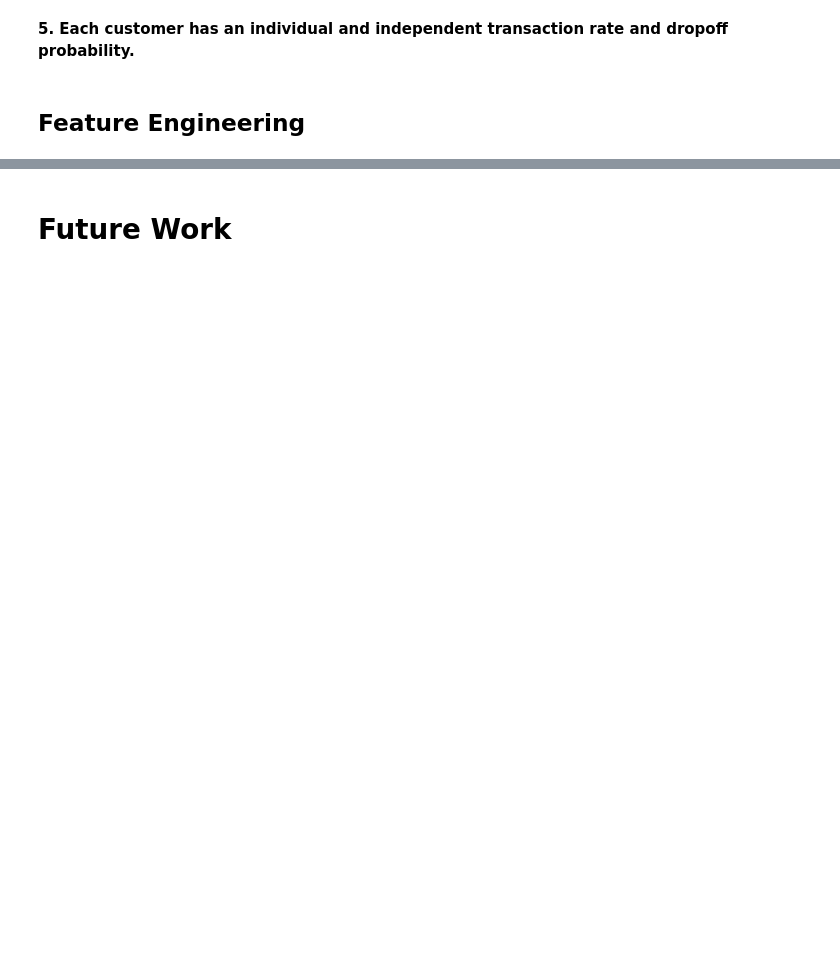
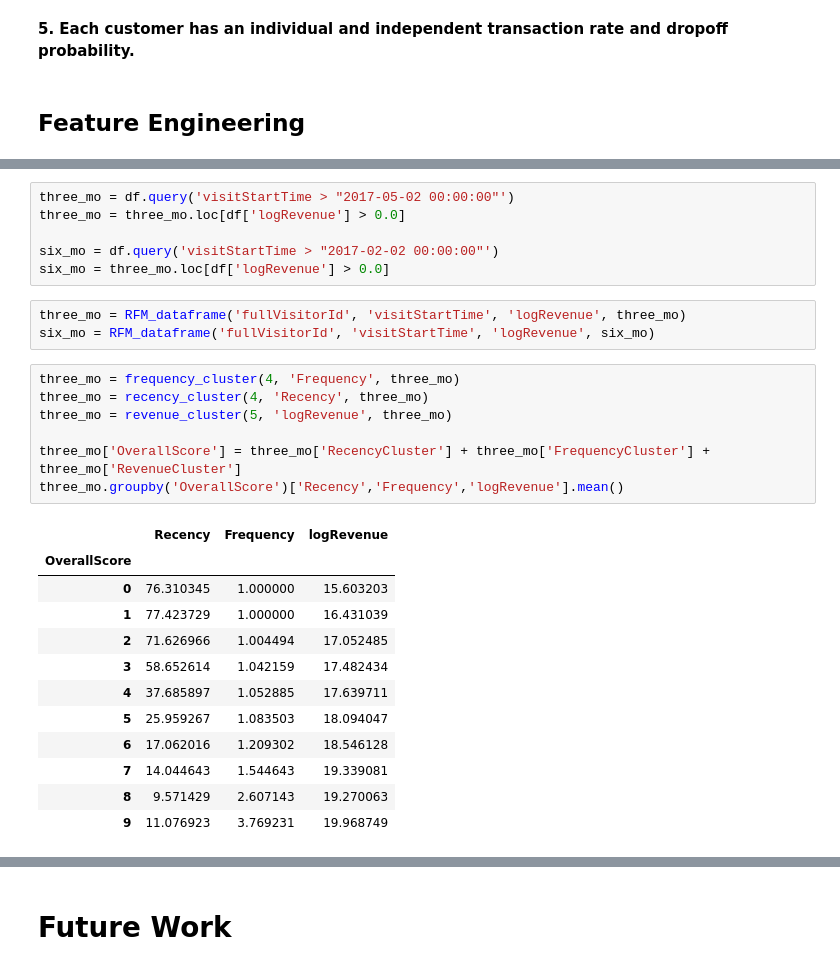
Before and after one commit to akelly66/Flatiron-School, a Jupyter notebook: Capstone-Project/CLV-attrition.ipynb, the cells around one changed output, grey strips where cells are left out. Cells and saved outputs as stored; diff of their text form; blank space fills up the shorter version.

```diff
--- a/Capstone-Project/CLV-attrition.ipynb
+++ b/Capstone-Project/CLV-attrition.ipynb
@@ -745,0 +769,29 @@ plt.title('Dropoff Probability - 20 customers');
+# %%
+three_mo = df.query('visitStartTime > "2017-05-02 00:00:00"')
+three_mo = three_mo.loc[df['logRevenue'] > 0.0]
+
+six_mo = df.query('visitStartTime > "2017-02-02 00:00:00"')
+six_mo = three_mo.loc[df['logRevenue'] > 0.0]
+# %%
+three_mo = RFM_dataframe('fullVisitorId', 'visitStartTime', 'logRevenue', three_mo)
+six_mo = RFM_dataframe('fullVisitorId', 'visitStartTime', 'logRevenue', six_mo)
+# %%
+three_mo = frequency_cluster(4, 'Frequency', three_mo)
+three_mo = recency_cluster(4, 'Recency', three_mo)
+three_mo = revenue_cluster(5, 'logRevenue', three_mo)
+
+three_mo['OverallScore'] = three_mo['RecencyCluster'] + three_mo['FrequencyCluster'] + three_mo['RevenueCluster']
+three_mo.groupby('OverallScore')['Recency','Frequency','logRevenue'].mean()
+# %% [output]
+|  | Recency | Frequency | logRevenue |
+| OverallScore |  |  |  |
+| 0 | 76.310345 | 1.000000 | 15.603203 |
+| 1 | 77.423729 | 1.000000 | 16.431039 |
+| 2 | 71.626966 | 1.004494 | 17.052485 |
+| 3 | 58.652614 | 1.042159 | 17.482434 |
+| 4 | 37.685897 | 1.052885 | 17.639711 |
+| 5 | 25.959267 | 1.083503 | 18.094047 |
+| 6 | 17.062016 | 1.209302 | 18.546128 |
+| 7 | 14.044643 | 1.544643 | 19.339081 |
+| 8 | 9.571429 | 2.607143 | 19.270063 |
+| 9 | 11.076923 | 3.769231 | 19.968749 |
```
Also changed, not shown: parts of 16 cells of this notebook.
